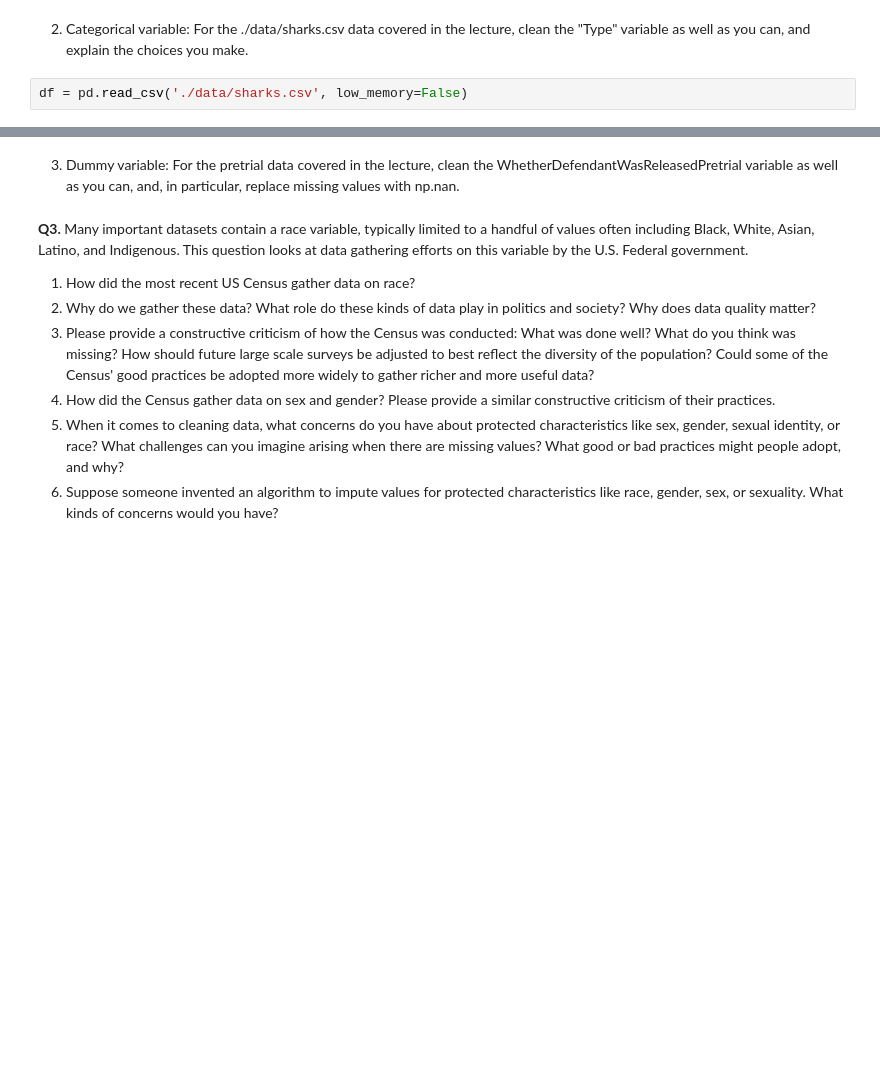
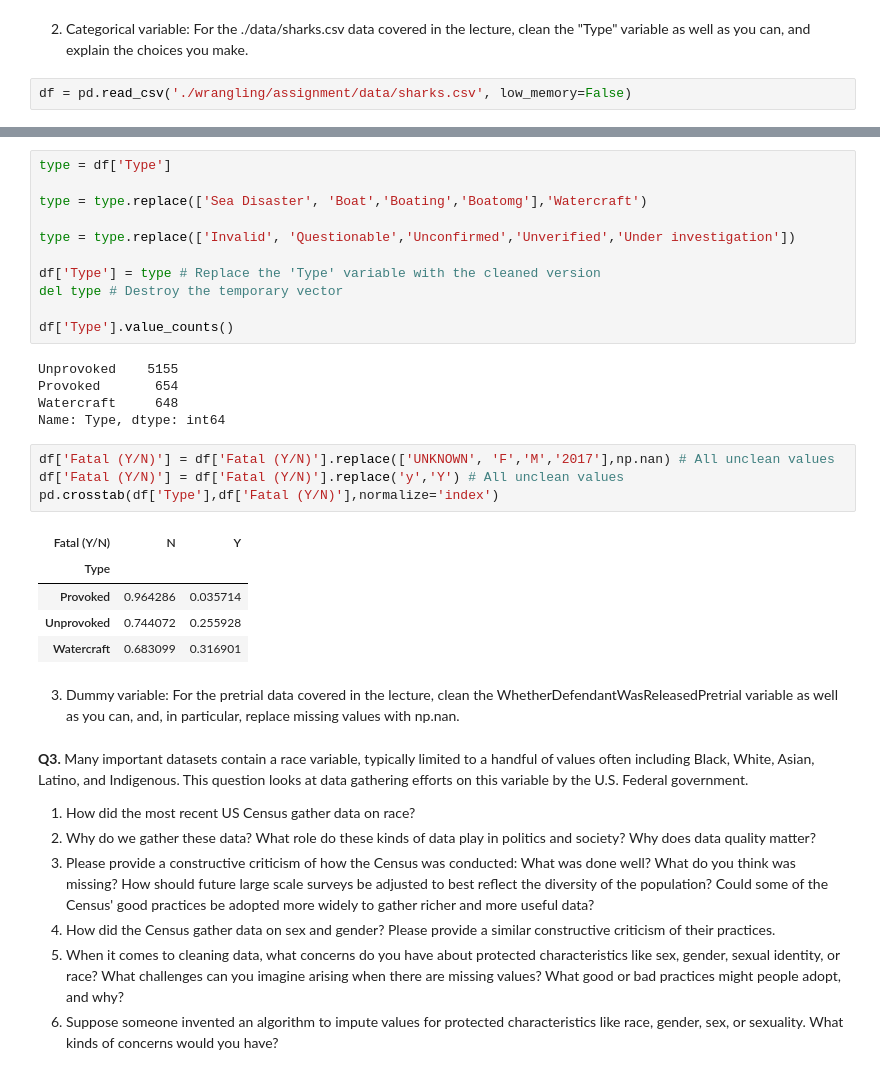
Before and after one commit to JZheng313/wrangling, a Jupyter notebook: assignment/assignment.ipynb, the cells around one changed output, grey strips where cells are left out. Saved outputs shown, nothing was run; the diff lists cells and outputs as text; blank space fills up the shorter version.

```diff
--- a/assignment/assignment.ipynb
+++ b/assignment/assignment.ipynb
@@ -78,4 +121,4 @@ print( 'Total missing: ', sum( price.isnull() ) )
 # %% [markdown]
 2. Categorical variable: For the ./data/sharks.csv data covered in the lecture, clean the "Type" variable as well as you can, and explain the choices you make.
 # %%
-df = pd.read_csv('./data/sharks.csv', low_memory=False)
+df = pd.read_csv('./wrangling/assignment/data/sharks.csv', low_memory=False)
@@ -84,3 +141,29 @@ FileNotFoundError: [Errno 2] No such file or directory: 'data/sharks.csv'
+# %%
+type = df['Type']
+
+type = type.replace(['Sea Disaster', 'Boat','Boating','Boatomg'],'Watercraft')
+
+type = type.replace(['Invalid', 'Questionable','Unconfirmed','Unverified','Under investigation'])
+
+df['Type'] = type # Replace the 'Type' variable with the cleaned version
+del type # Destroy the temporary vector
+
+df['Type'].value_counts()
+# %% [output]
+Unprovoked    5155
+Provoked       654
+Watercraft     648
+Name: Type, dtype: int64
+# %%
+df['Fatal (Y/N)'] = df['Fatal (Y/N)'].replace(['UNKNOWN', 'F','M','2017'],np.nan) # All unclean values
+df['Fatal (Y/N)'] = df['Fatal (Y/N)'].replace('y','Y') # All unclean values
+pd.crosstab(df['Type'],df['Fatal (Y/N)'],normalize='index')
+# %% [output]
+| Fatal (Y/N) | N | Y |
+| Type |  |  |
+| Provoked | 0.964286 | 0.035714 |
+| Unprovoked | 0.744072 | 0.255928 |
+| Watercraft | 0.683099 | 0.316901 |
 # %% [markdown]
 3. Dummy variable: For the pretrial data covered in the lecture, clean the WhetherDefendantWasReleasedPretrial variable as well as you can, and, in particular, replace missing values with np.nan.
 # %% [markdown]
```
Also changed, not shown: parts of 6 cells of this notebook.
